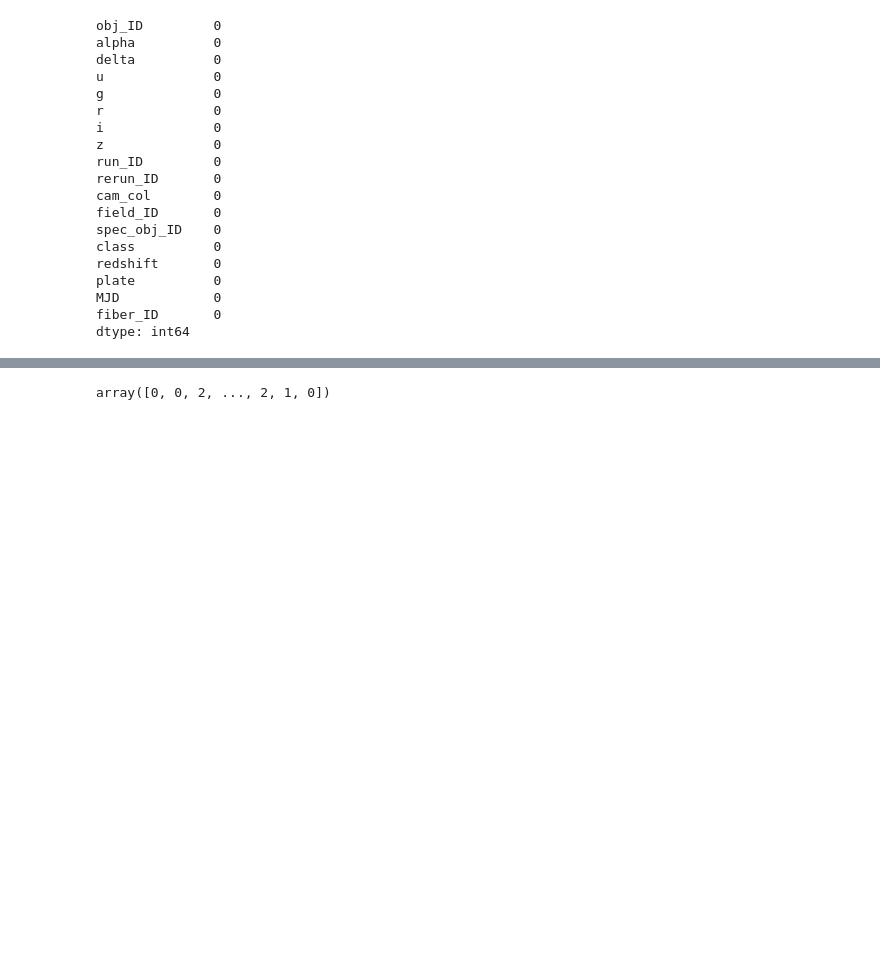
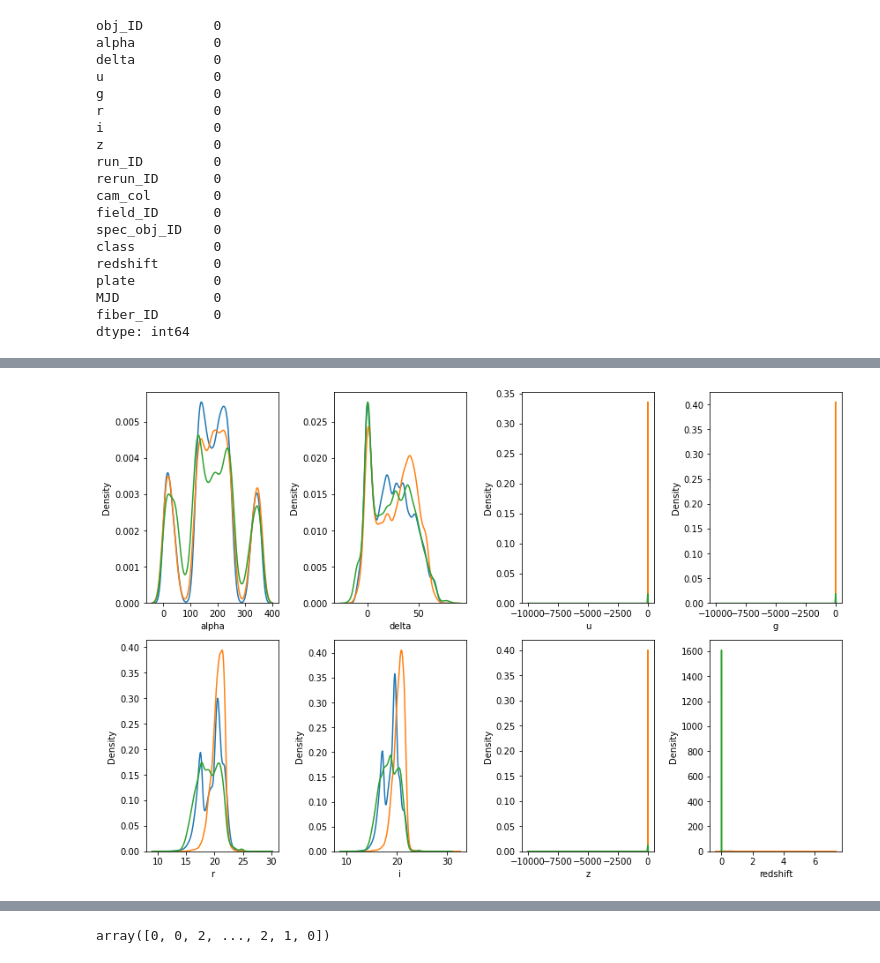
Before and after one commit to arnavhasija/nasa_stars_classification, a Jupyter notebook: stars_classification.ipynb, the cells around one changed output, grey strips where cells are left out. Saved outputs shown, nothing was run; the diff lists cells and outputs as text; code cells hidden in the pictures; blank space fills up the shorter version.

```diff
--- a/stars_classification.ipynb
+++ b/stars_classification.ipynb
@@ -57,0 +85,20 @@ Name: class, Length: 80000, dtype: object
+# %%
+plt.figure(figsize=(12, 8))
+for i, feature in enumerate(selected_features):
+    plt.subplot(2, 4, i + 1)
+    for c in data["class"].unique():
+        sns.kdeplot(data[data["class"] == c][feature], label=c)
+    plt.xlabel(feature)
+    plt.ylabel("Density")
+plt.tight_layout()
+plt.show()
+
+#The density plot is a visual representation of the Probability Density Function (PDF) for each feature based on the target
+# class. It shows the distribution of the data and provides insights into how the feature values are distributed for each
+# class.
+
+# The density plots for each feature show that the distributions of feature values for different classes
+# (e.g., "STAR," "GALAXY," and potentially "QUASAR") overlap with each other. This indicates that there is no clear
+# and distinct separation between the classes based on individual feature values.
+# %% [output]
+[figure, added]
```
Also changed, not shown: parts of 8 cells of this notebook.
